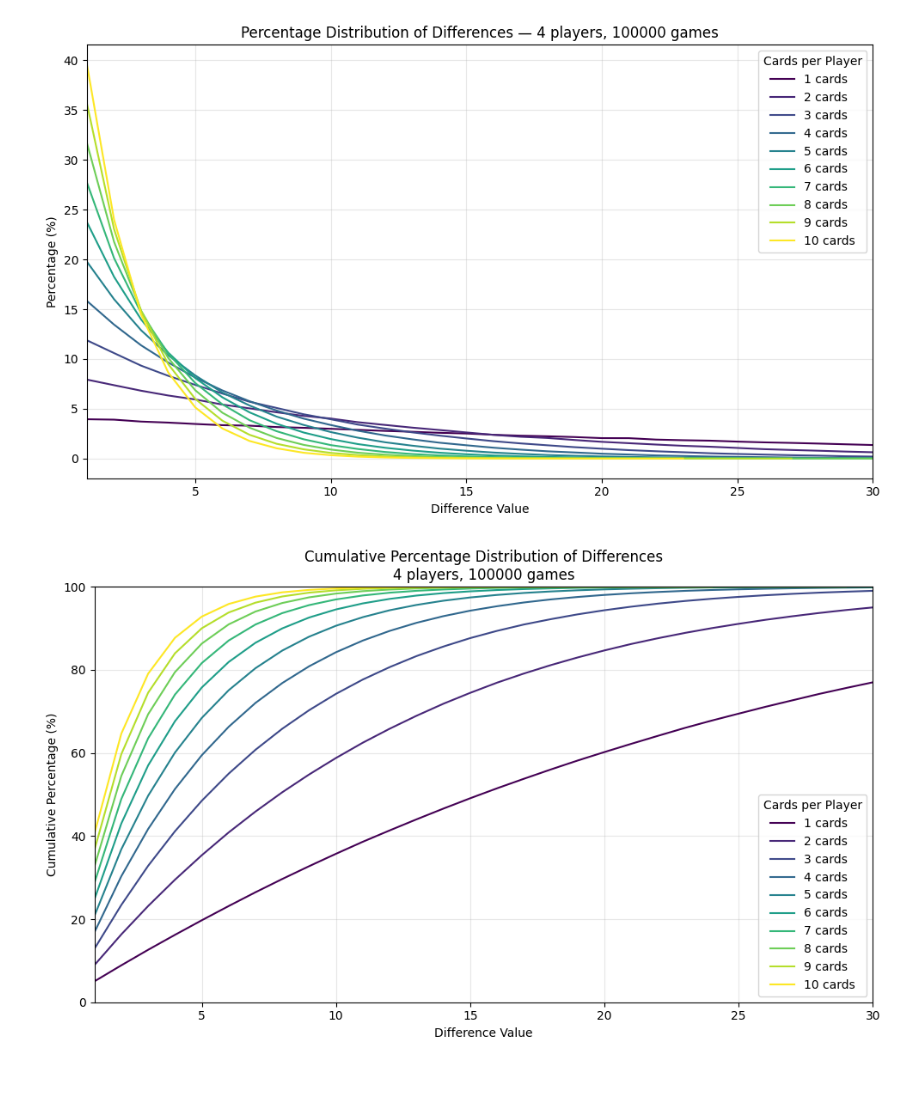
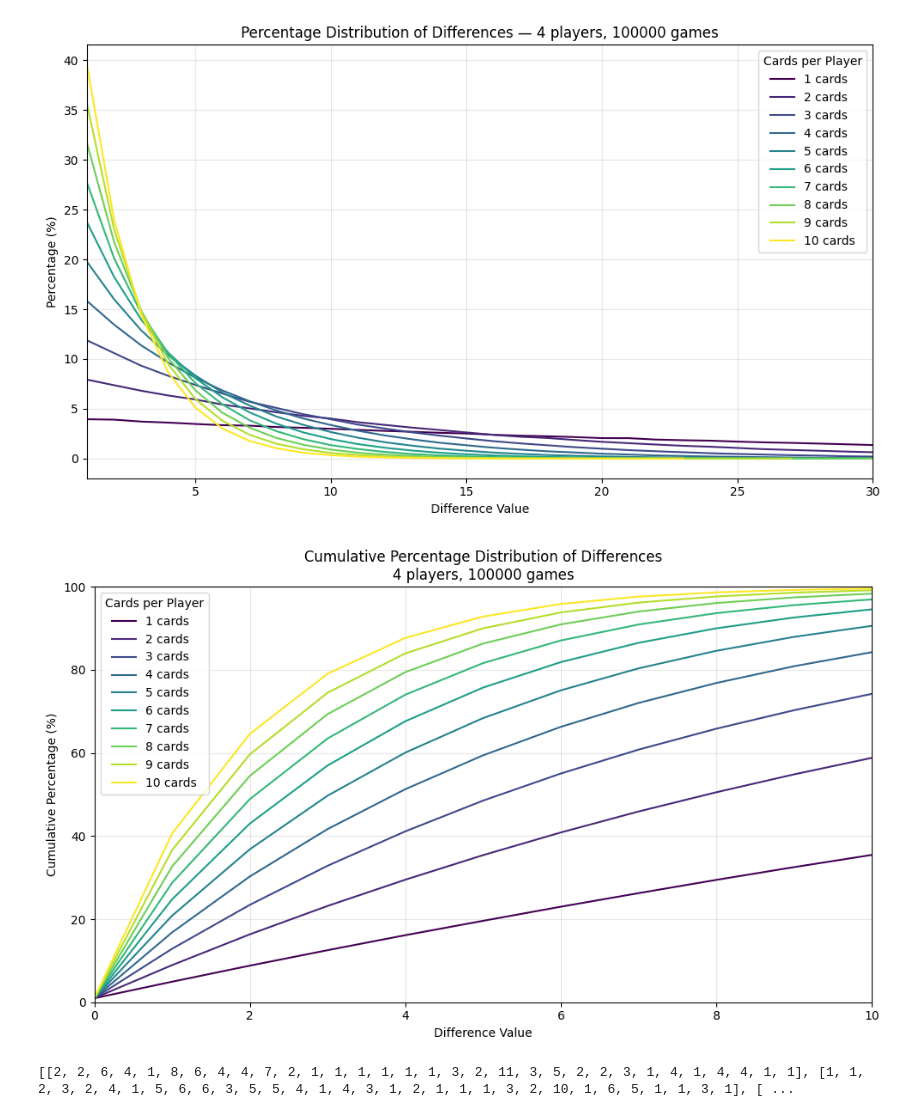
Before and after one commit to DTomusk/the-mind, a Jupyter notebook: adam/the-mind.ipynb, the cells around one changed output. Saved outputs shown, nothing was run; the diff lists cells and outputs as text; code cells hidden in the pictures; blank space fills up the shorter version.

```diff
--- a/adam/the-mind.ipynb
+++ b/adam/the-mind.ipynb
@@ -242,33 +242,73 @@ def plot_cumulative_percentage_lines(players: int, max_cards: int, games: int):
 
         # Convert to cumulative distribution
         cumulative_values = np.cumsum(list(percentages.values()))
 
         df = pd.DataFrame({
             "difference": list(percentages.keys()),
             "cumulative_percentage": cumulative_values,
             "cards": [cards] * len(percentages)
         })
 
         sns.lineplot(
             data=df,
             x="difference",
             y="cumulative_percentage",
             label=f"{cards} cards",
             color=colors[idx]
         )
 
     plt.title(f"Cumulative Percentage Distribution of Differences\n{players} players, {games} games")
     plt.xlabel("Difference Value")
     plt.ylabel("Cumulative Percentage (%)")
     plt.legend(title="Cards per Player")
     plt.grid(True, alpha=0.3)
     plt.ylim(0, 100)
-    plt.xlim(1, 30)
+    plt.xlim(0, 10)
     plt.tight_layout()
     plt.show()
 
 
-# Run it ✅
 plot_cumulative_percentage_lines(players=4, max_cards=10, games=100000)
 # %% [output]
-[figure, old version]
+[figure, new version]
+# %%
+# average gap
+# normal distribution for each player x # cards combo
+import numpy as np
+
+def geometric_mean(values):
+    if not values:
+        return 0  # or raise ValueError("Empty list")
+
+    product = 1
+    for v in values:
+        if v == 0:
+            continue
+        product *= v
+
+    return product ** (1 / len(values))
+
+players = 4
+cards = 8
+games = 10000
+
+# Example usage:
+diffs = [generate_diffs(players, cards) for _ in range(games)]
+print(diffs)
+
+data = combine_games(diffs)
+
+def average_of_geometric_means(games) -> float:
+    """Compute arithmetic mean of geometric means for sublists."""
+    gms = [geometric_mean(round) for round in games]
+    return sum(gms) / len(gms)
+
+def geometric_mean_of_diffs_for_game(players: int, cards: int, games=10000):
+    diffs = [generate_diffs(players, cards) for _ in range(games)]
+    return average_of_geometric_means(diffs)
+
+print(average_of_geometric_means(diffs))
+
+print(geometric_mean_of_diffs_for_game(4, 8, games=10000))
+# %% [output]
+[[2, 2, 6, 4, 1, 8, 6, 4, 4, 7, 2, 1, 1, 1, 1, 1, 1, 3, 2, 11, 3, 5, 2, 2, 3, 1, 4, 1, 4, 4, 1, 1], [1, 1, 2, 3, 2, 4, 1, 5, 6, 6, 3, 5, 5, 4, 1, 4, 3, 1, 2, 1, 1, 1, 3, 2, 10, 1, 6, 5, 1, 1, 3, 1], [ ...
```
Also changed, not shown: parts of 8 cells of this notebook.
